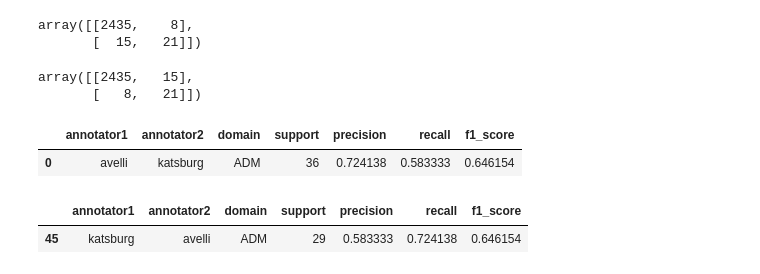
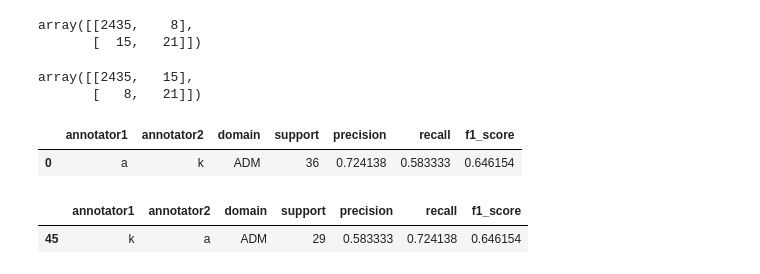
Before and after one commit to cltl/a-proof-zonmw, a Jupyter notebook: nb_iaa/f1_score_domains.ipynb, the cells around one changed output. Drawn from its saved outputs; the diff is of its cells as text; code cells hidden in the pictures.

Commit message:
anonymize annotators names

```diff
--- a/nb_iaa/f1_score_domains.ipynb
+++ b/nb_iaa/f1_score_domains.ipynb
@@ -52,6 +52,10 @@ df = df.assign(
 ).pipe(fix_week_14)
 
 df[domains + other] = df[domains + other].fillna(False)
+# %%
+# replace annotaotr names with alias (first letter)
+
+df.annotator = df.annotator.str[0]
 # %% [markdown]
 ## Create sentence-level multi-label of all domains
 # %%
@@ -154,15 +158,15 @@ array([[2435,   15],
        [   8,   21]])
 # %%
 classreport.query(
-    "annotator1 == 'avelli' and annotator2 == 'katsburg'"
+    "annotator1 == 'a' and annotator2 == 'k'"
 ).iloc[[0]]
 # %% [output]
 |  | annotator1 | annotator2 | domain | support | precision | recall | f1_score |
-| 0 | avelli | katsburg | ADM | 36 | 0.724138 | 0.583333 | 0.646154 |
+| 0 | a | k | ADM | 36 | 0.724138 | 0.583333 | 0.646154 |
 # %%
 classreport.query(
-    "annotator1 == 'katsburg' and annotator2 == 'avelli'"
+    "annotator1 == 'k' and annotator2 == 'a'"
 ).iloc[[0]]
 # %% [output]
 |  | annotator1 | annotator2 | domain | support | precision | recall | f1_score |
-| 45 | katsburg | avelli | ADM | 29 | 0.583333 | 0.724138 | 0.646154 |
+| 45 | k | a | ADM | 29 | 0.583333 | 0.724138 | 0.646154 |
```
Also changed, not shown: parts of 4 cells of this notebook.
